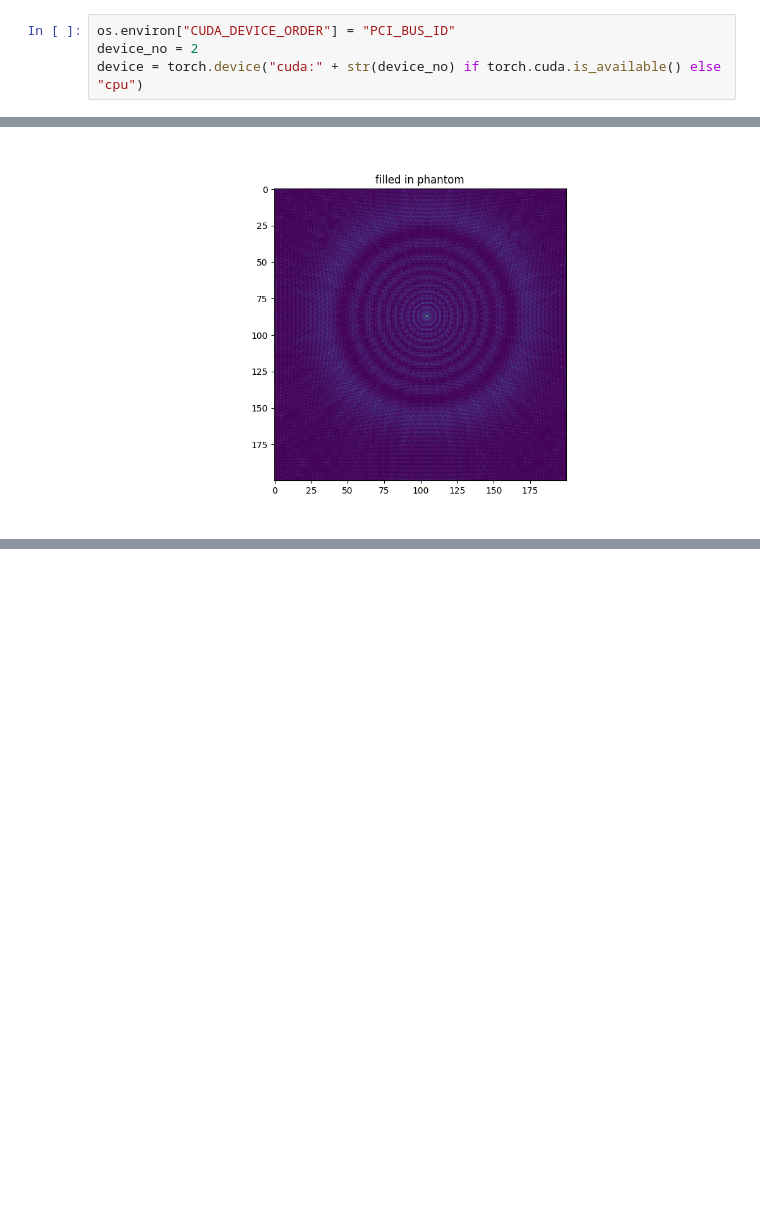
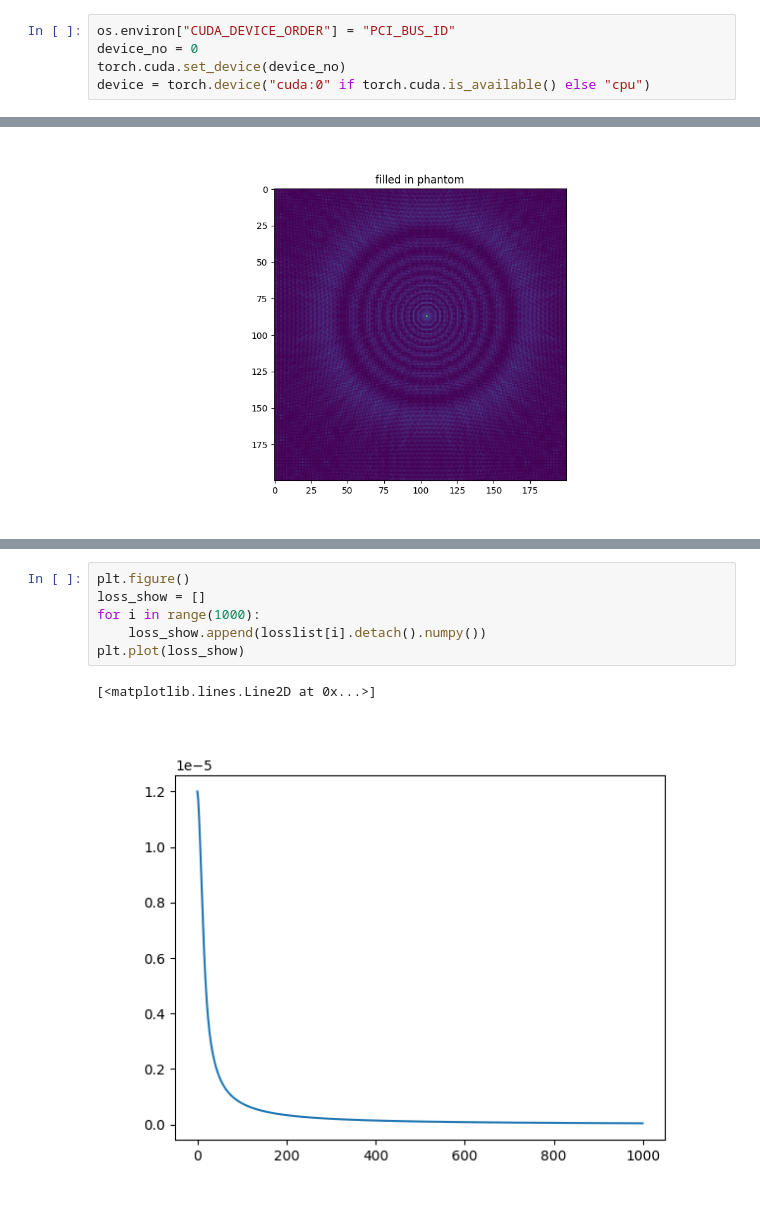
Before and after one commit to mingxuancai/FluoPhaseRecon, a Jupyter notebook: main.ipynb, the cells around one changed output, grey strips where cells are left out. Saved outputs shown, nothing was run; the diff lists cells and outputs as text; blank space fills up the shorter version.

```diff
--- a/main.ipynb
+++ b/main.ipynb
@@ -16,7 +16,8 @@ The autoreload extension is already loaded. To reload it, use:
   %reload_ext autoreload
 # %%
 os.environ["CUDA_DEVICE_ORDER"] = "PCI_BUS_ID"
-device_no = 2
-device = torch.device("cuda:" + str(device_no) if torch.cuda.is_available() else "cpu")
+device_no = 0
+torch.cuda.set_device(device_no)
+device = torch.device("cuda:0" if torch.cuda.is_available() else "cpu")
 # %%
 from opticaltomography.forward import PhaseObject3D, Multislice
@@ -199,0 +206,9 @@ plt.imshow(X[:, :, 10].detach().numpy())
+# %%
+plt.figure()
+loss_show = []
+for i in range(1000):
+    loss_show.append(losslist[i].detach().numpy())
+plt.plot(loss_show)
+# %% [output]
+[<matplotlib.lines.Line2D at 0x...>]
+[figure, added]
```
Also changed, not shown: parts of 9 cells of this notebook, 2 other files.
